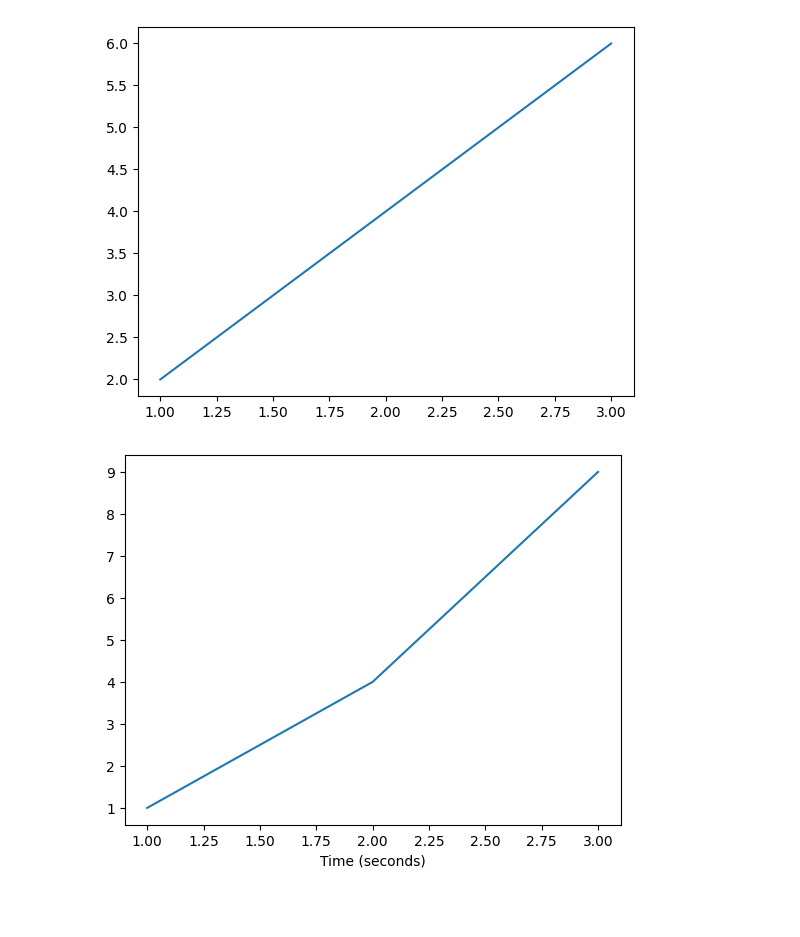
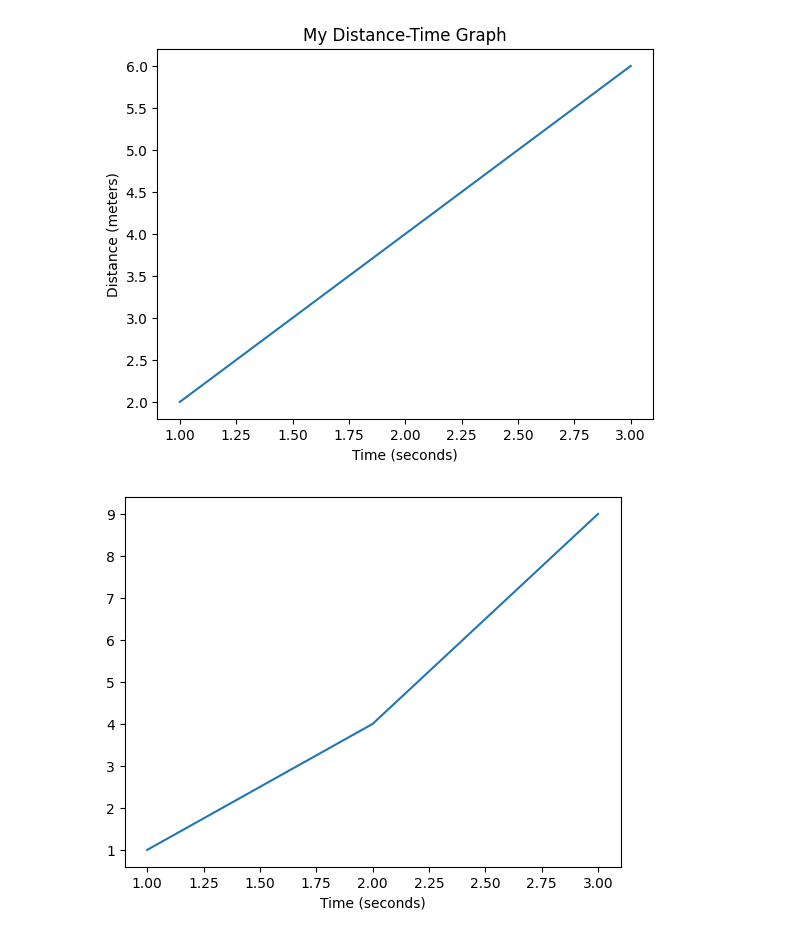
Before and after one commit to ivycollegiate-development/v2-51-plotting-with-formulas-comp_math, a Jupyter notebook: MrJones/MrJones.ipynb, the cells around one changed output. Drawn from its saved outputs; the diff is of its cells as text; code cells hidden in the pictures; blank space fills up the shorter version.

Commit message:
Adds Title and Labels

```diff
--- a/MrJones/MrJones.ipynb
+++ b/MrJones/MrJones.ipynb
@@ -1,12 +1,21 @@
-# %%
-import matplotlib.pyplot as plt
-
-x_numbers = [1, 2, 3]
-y_numbers = [2, 4, 6]
-plt.plot(x_numbers, y_numbers)
-plt.show()
-# %% [output]
-[figure, removed]
+# %%
+import matplotlib.pyplot as plt # Imports the pyplot function in the matplotlib library and names it plt
+
+# A couple of basic tuples or immutable lists
+x_numbers = [1, 2, 3]
+y_numbers = [2, 4, 6]
+# Creates a basic plot
+plt.plot(x_numbers, y_numbers)
+# Draw an x-axis label
+plt.xlabel('Time (seconds)')
+# Draw a y-axis label
+plt.ylabel('Distance (meters)')
+# Add a Title
+plt.title('My Distance-Time Graph')
+# Plots the actual graph
+plt.show()
+# %% [output]
+[figure, added]
 # %%
 import matplotlib.pyplot as plt
 
```
